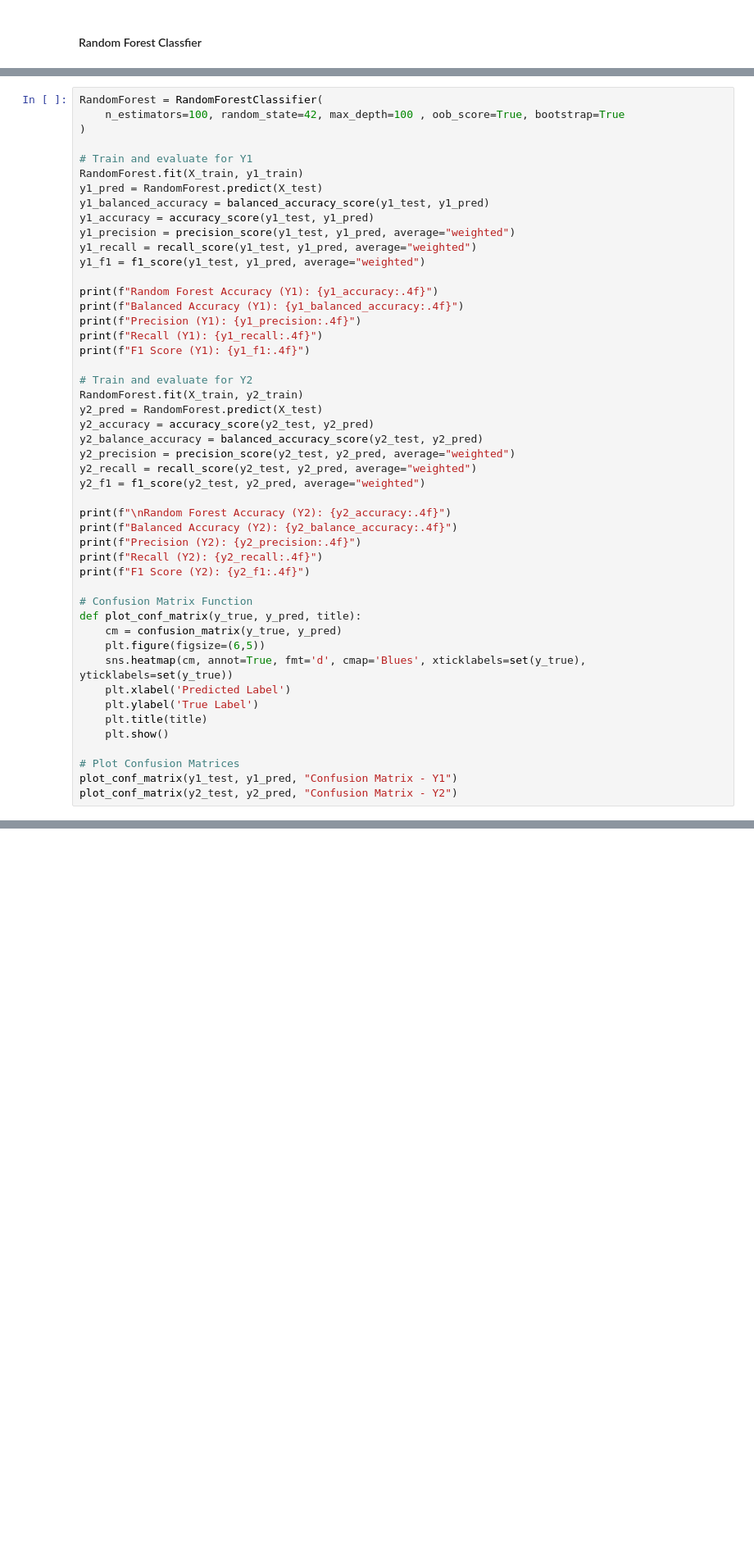
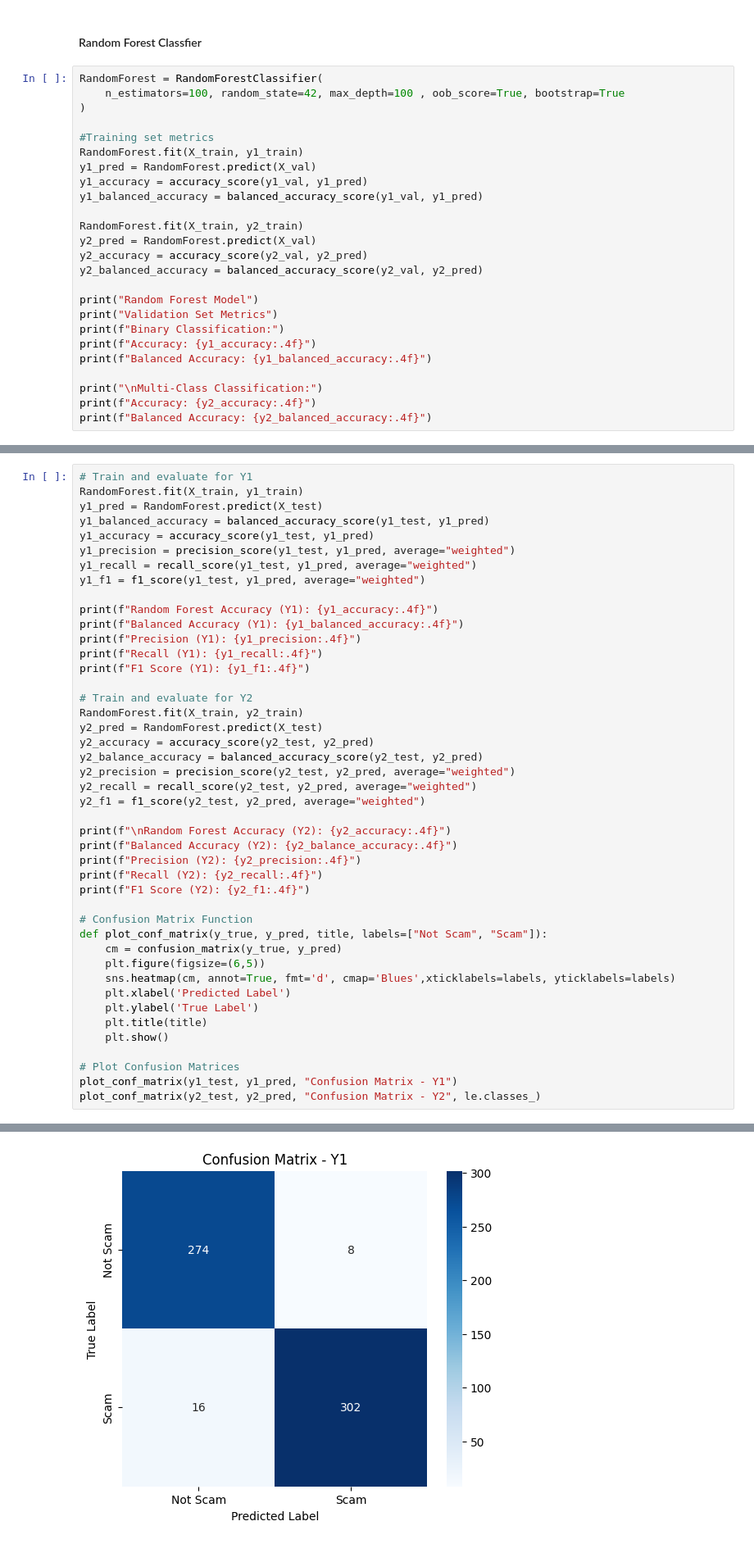
Before and after one commit to junxianyong/INF2008_P1-08, a Jupyter notebook: scam_detection/scam_detection.ipynb, the cells around one changed output, grey strips where cells are left out. Shown at 82% size. Saved outputs shown, nothing was run; the diff lists cells and outputs as text; blank space fills up the shorter version.

Commit message:
Code modifications to validate the training accuracy

```diff
--- a/scam_detection/scam_detection.ipynb
+++ b/scam_detection/scam_detection.ipynb
@@ -1313,2 +1365,27 @@ F1 Score (Y2): 0.5028
 # %% [markdown]
 #### Random Forest Classfier
+# %%
+RandomForest = RandomForestClassifier(
+    n_estimators=100, random_state=42, max_depth=100 , oob_score=True, bootstrap=True
+)
+
+#Training set metrics
+RandomForest.fit(X_train, y1_train)
+y1_pred = RandomForest.predict(X_val)
+y1_accuracy = accuracy_score(y1_val, y1_pred)
+y1_balanced_accuracy = balanced_accuracy_score(y1_val, y1_pred)
+
+RandomForest.fit(X_train, y2_train)
+y2_pred = RandomForest.predict(X_val)
+y2_accuracy = accuracy_score(y2_val, y2_pred)
+y2_balanced_accuracy = balanced_accuracy_score(y2_val, y2_pred)
+
+print("Random Forest Model")
+print("Validation Set Metrics")
+print(f"Binary Classification:")
+print(f"Accuracy: {y1_accuracy:.4f}")
+print(f"Balanced Accuracy: {y1_balanced_accuracy:.4f}")
+
+print("\nMulti-Class Classification:")
+print(f"Accuracy: {y2_accuracy:.4f}")
+print(f"Balanced Accuracy: {y2_balanced_accuracy:.4f}")
@@ -1315,8 +1404,4 @@ F1 Score (Y2): 0.5028
 # %%
-RandomForest = RandomForestClassifier(
-    n_estimators=100, random_state=42, max_depth=100 , oob_score=True, bootstrap=True
-)
-
 # Train and evaluate for Y1
 RandomForest.fit(X_train, y1_train)
 y1_pred = RandomForest.predict(X_test)
@@ -1348,10 +1433,10 @@ print(f"Recall (Y2): {y2_recall:.4f}")
 print(f"F1 Score (Y2): {y2_f1:.4f}")
 
 # Confusion Matrix Function
-def plot_conf_matrix(y_true, y_pred, title):
+def plot_conf_matrix(y_true, y_pred, title, labels=["Not Scam", "Scam"]):
     cm = confusion_matrix(y_true, y_pred)
     plt.figure(figsize=(6,5))
-    sns.heatmap(cm, annot=True, fmt='d', cmap='Blues', xticklabels=set(y_true), yticklabels=set(y_true))
+    sns.heatmap(cm, annot=True, fmt='d', cmap='Blues',xticklabels=labels, yticklabels=labels)
     plt.xlabel('Predicted Label')
     plt.ylabel('True Label')
     plt.title(title)
@@ -1359,4 +1444,5 @@ def plot_conf_matrix(y_true, y_pred, title):
 
 # Plot Confusion Matrices
 plot_conf_matrix(y1_test, y1_pred, "Confusion Matrix - Y1")
-plot_conf_matrix(y2_test, y2_pred, "Confusion Matrix - Y2")
+plot_conf_matrix(y2_test, y2_pred, "Confusion Matrix - Y2", le.classes_)
+# %% [output]
@@ -1362,0 +1460 @@ plot_conf_matrix(y2_test, y2_pred, "Confusion Matrix - Y2")
+[figure, added]
```
Also changed, not shown: parts of 11 cells of this notebook.
